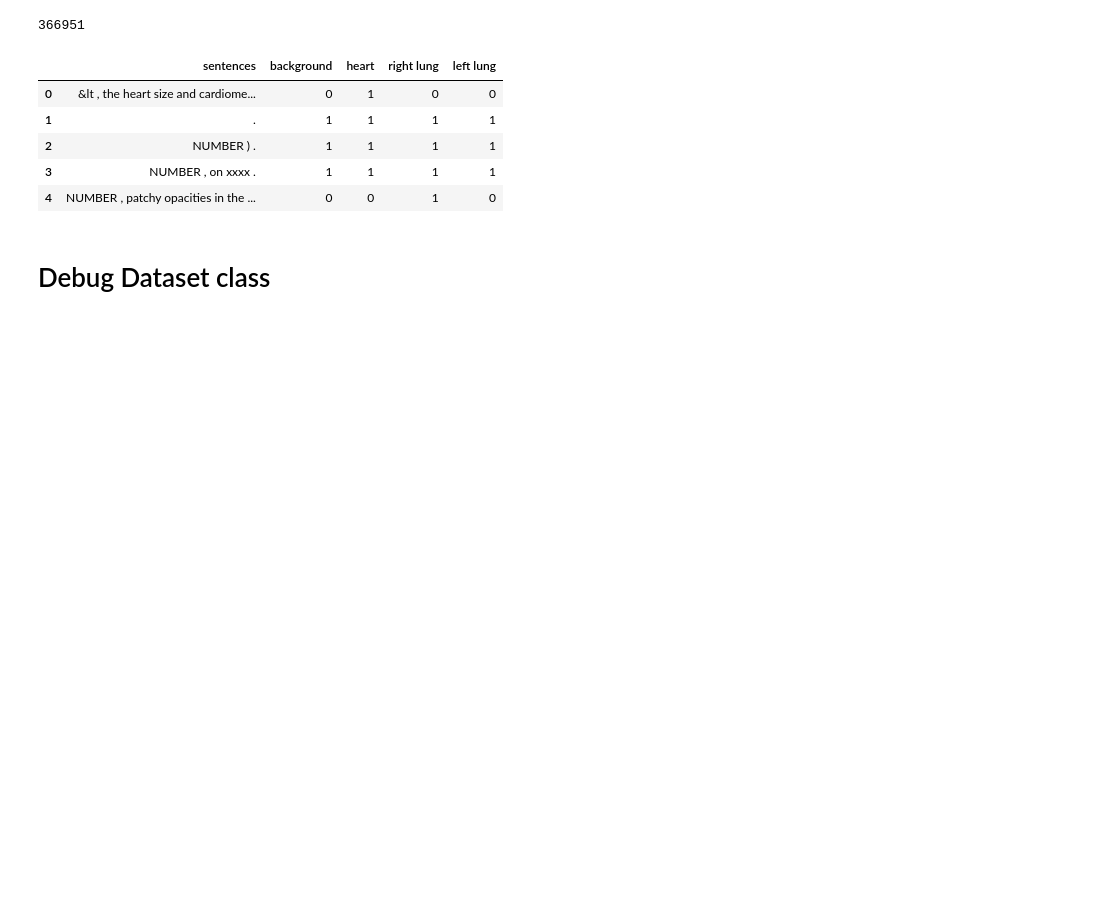
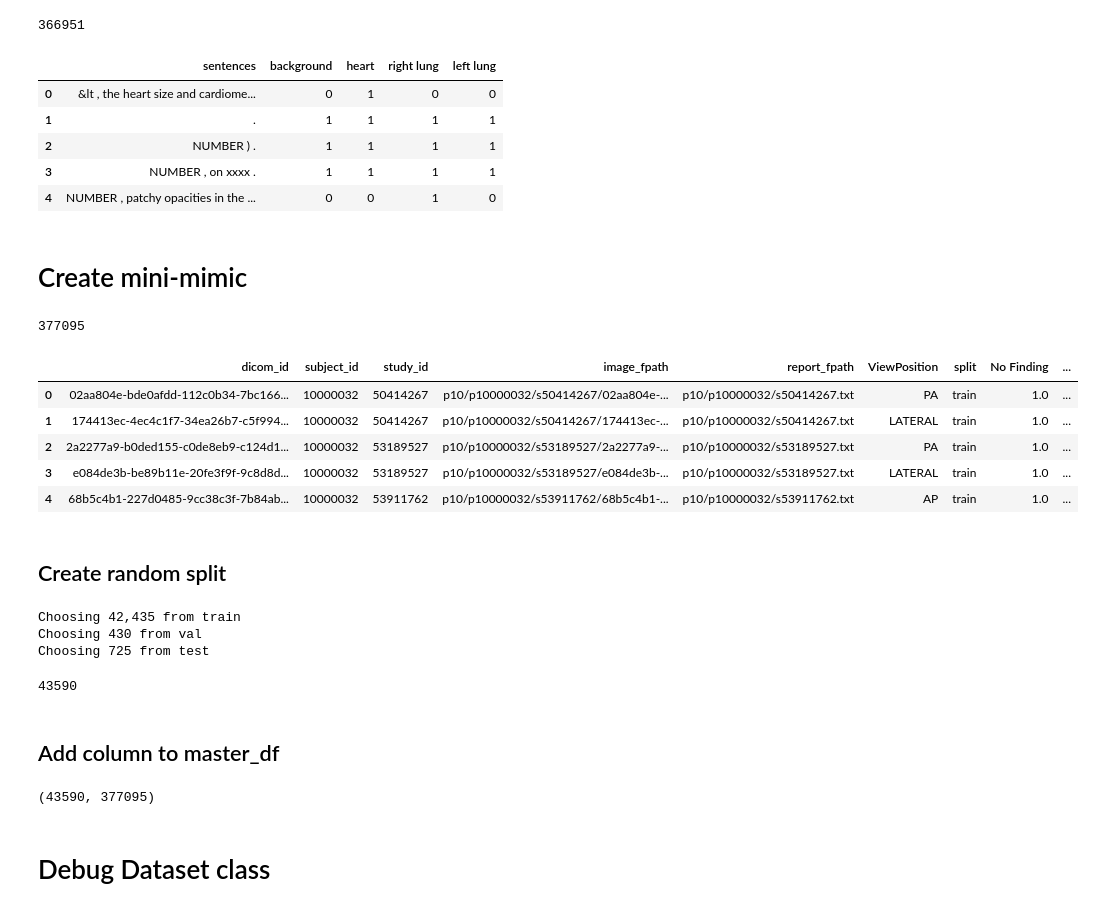
Before and after one commit to pdpino/medical-ai, a Jupyter notebook: medai/datasets/notebooks/mimic_cxr.ipynb, the cells around one changed output. Drawn from its saved outputs; the diff is of its cells as text; code cells hidden in the pictures; blank space fills up the shorter version.

```diff
--- a/medai/datasets/notebooks/mimic_cxr.ipynb
+++ b/medai/datasets/notebooks/mimic_cxr.ipynb
@@ -9,6 +9,9 @@ from collections import defaultdict, Counter
 # %%
 import matplotlib
 matplotlib.rcParams['figure.facecolor'] = 'white'
+# %%
+import pandas as pd
+pd.options.display.max_columns = None
 # %%
 %run ../mimic_cxr.py
 # %% [markdown]
@@ -636,3 +612,57 @@ final_df.head()
 # %%
 fpath = os.path.join(WORKSPACE_DIR, 'sentences_with_organs.csv')
 final_df.to_csv(fpath, index=False)
+# %% [markdown]
+# Create mini-mimic
+# %%
+FPATH = os.path.join(DATASET_DIR, 'master_metadata.csv')
+df = pd.read_csv(FPATH)
+print(len(df))
+df.head()
+# %% [output]
+377095
+|  | dicom_id | subject_id | study_id | image_fpath | report_fpath | ViewPosition | split | No Finding | ... |
+| 0 | 02aa804e-bde0afdd-112c0b34-7bc166... | 10000032 | 50414267 | p10/p10000032/s50414267/02aa804e-... | p10/p10000032/s50414267.txt | PA | train | 1.0 | ... |
+| 1 | 174413ec-4ec4c1f7-34ea26b7-c5f994... | 10000032 | 50414267 | p10/p10000032/s50414267/174413ec-... | p10/p10000032/s50414267.txt | LATERAL | train | 1.0 | ... |
+| 2 | 2a2277a9-b0ded155-c0de8eb9-c124d1... | 10000032 | 53189527 | p10/p10000032/s53189527/2a2277a9-... | p10/p10000032/s53189527.txt | PA | train | 1.0 | ... |
+| 3 | e084de3b-be89b11e-20fe3f9f-9c8d8d... | 10000032 | 53189527 | p10/p10000032/s53189527/e084de3b-... | p10/p10000032/s53189527.txt | LATERAL | train | 1.0 | ... |
+| 4 | 68b5c4b1-227d0485-9cc38c3f-7b84ab... | 10000032 | 53911762 | p10/p10000032/s53911762/68b5c4b1-... | p10/p10000032/s53911762.txt | AP | train | 1.0 | ... |
+# %% [markdown]
+## Create random split
+# %%
+is_mini = list()
+percentages = {
+    'train': 0.12,
+    'val': 0.15,
+    'test': 0.15,
+}
+
+for split in ('train', 'val', 'test'):
+    sub_df = df.loc[df['split'] == split]
+
+    # Do not use images without frontal-lateral definition
+    sub_df = sub_df.dropna(axis=0, subset=['ViewPosition'])
+
+    images = list(sub_df['dicom_id'])
+    k = int(percentages[split] * len(images))
+
+    print(f'Choosing {k:,} from {split}')
+    is_mini.extend(random.sample(images, k))
+len(is_mini)
+# %% [output]
+Choosing 42,435 from train
+Choosing 430 from val
+Choosing 725 from test
+43590
+# %% [markdown]
+## Add column to master_df
+# %%
+is_mini = set(is_mini)
+
+is_mini_column = [
+    int(dicom_id in is_mini)
+    for dicom_id in df.dicom_id
+]
+len(is_mini), len(is_mini_column)
+# %% [output]
+(43590, 377095)
```
Also changed, not shown: parts of 20 cells of this notebook, 8 other files.
